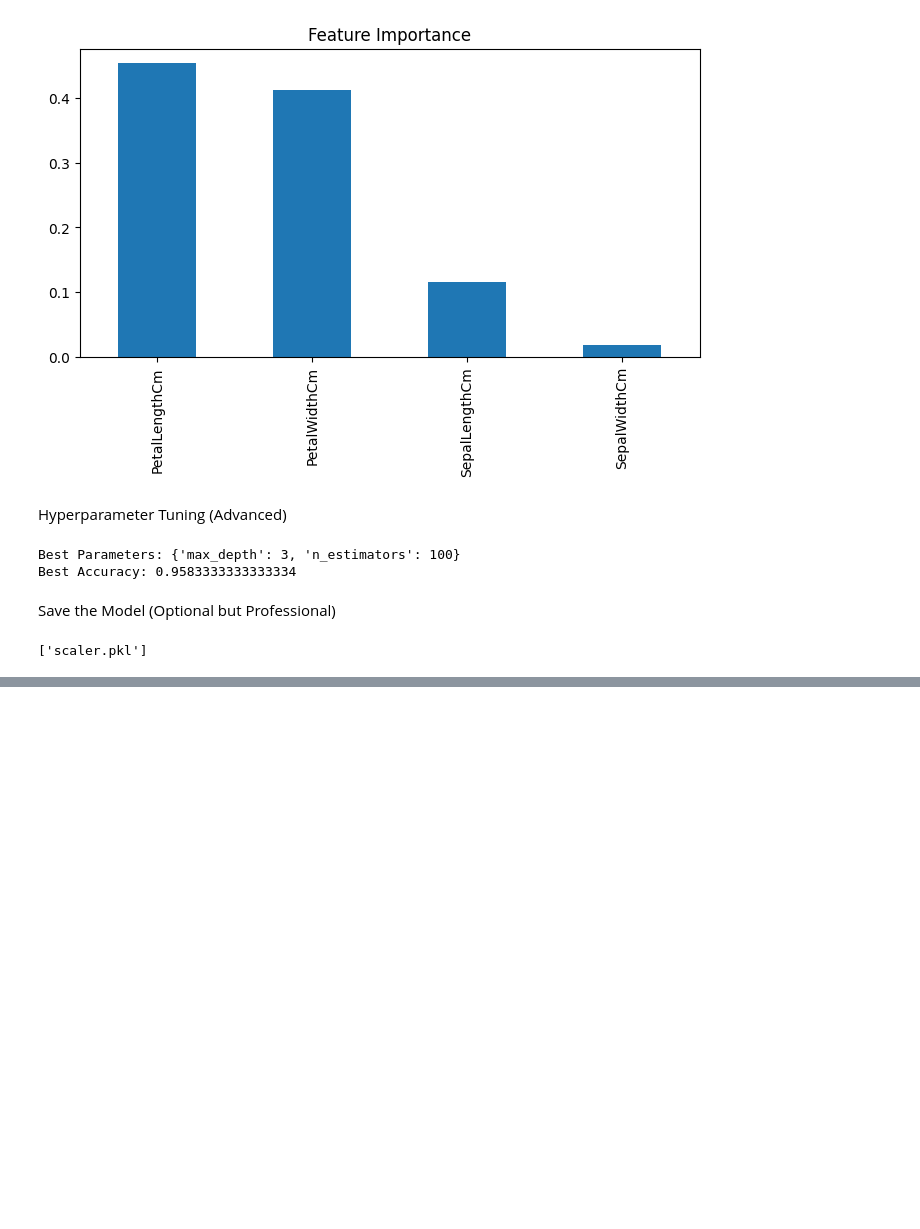
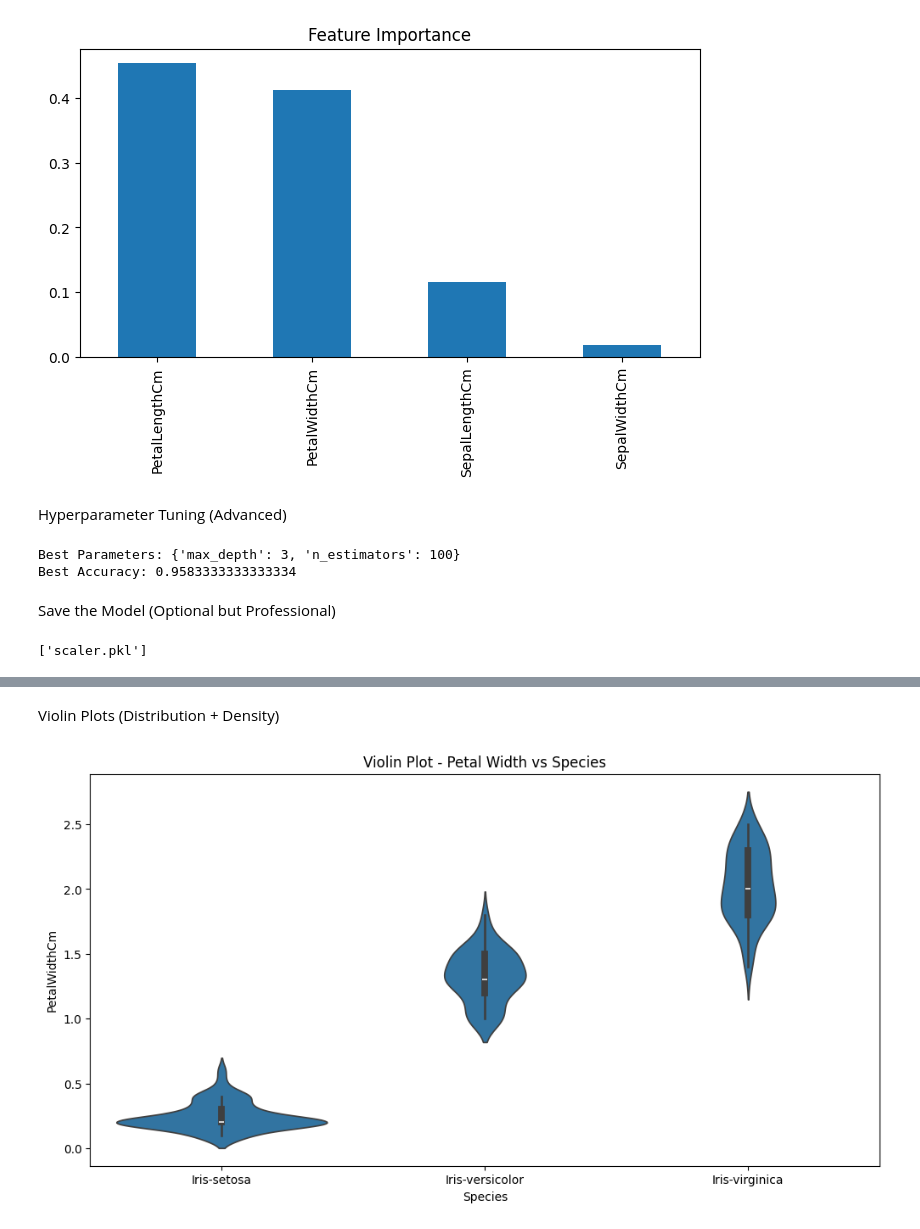
Before and after one commit to TheObsidianEye-ARIF-FOYSAL/ml, a Jupyter notebook: z/flower.ipynb, the cells around one changed output, grey strips where cells are left out. Cells and saved outputs as stored; diff of their text form; code cells hidden in the pictures; blank space fills up the shorter version.

```diff
--- a/z/flower.ipynb
+++ b/z/flower.ipynb
@@ -192,0 +1977,9 @@ joblib.dump(scaler, "scaler.pkl")
+# %% [markdown]
+Violin Plots (Distribution + Density)
+# %%
+plt.figure(figsize=(12,6))
+sns.violinplot(data=df, x="Species", y="PetalWidthCm")
+plt.title("Violin Plot - Petal Width vs Species")
+plt.show()
+# %% [output]
+[figure, added]
```
Also changed, not shown: parts of 48 cells of this notebook, 17 other files.
